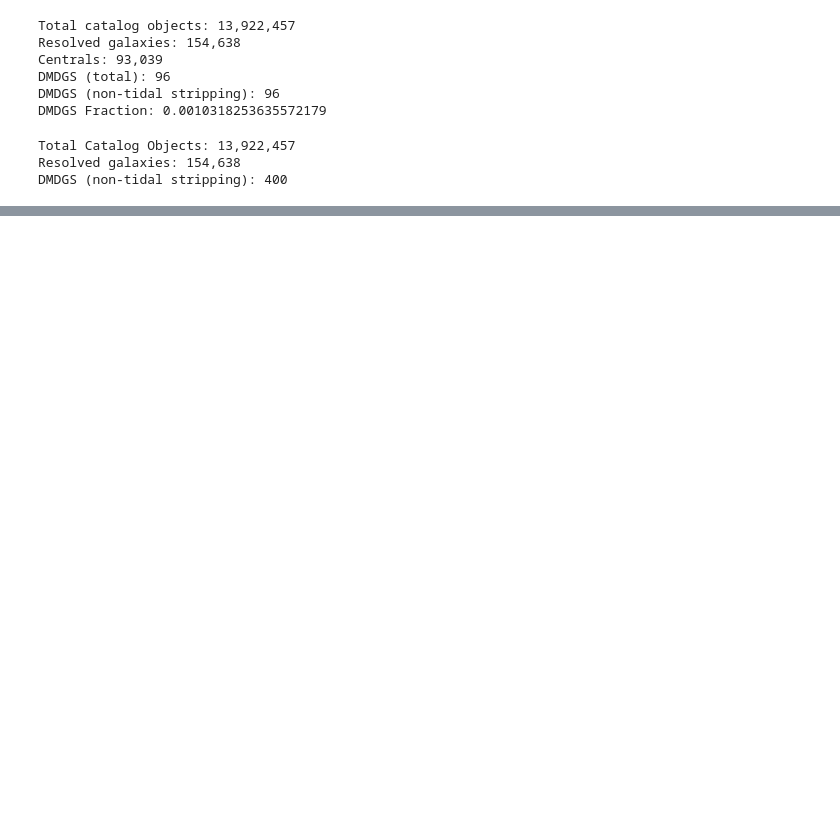
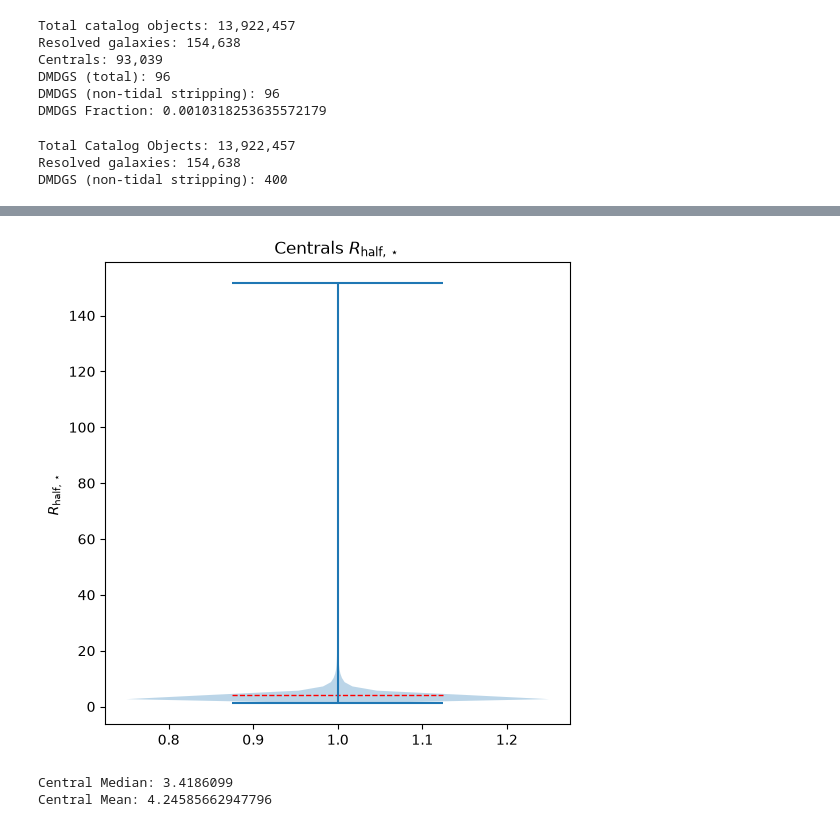
Before and after one commit to adalynn-le/DMDeficientGalaxyTNG, a Jupyter notebook: notebooks/28_R_half_star_violinplot.ipynb, the cells around one changed output, grey strips where cells are left out. Cells and saved outputs as stored; diff of their text form; code cells hidden in the pictures; blank space fills up the shorter version.

```diff
--- a/notebooks/28_R_half_star_violinplot.ipynb
+++ b/notebooks/28_R_half_star_violinplot.ipynb
@@ -129,8 +136,16 @@ SyntaxError: invalid syntax. Perhaps you forgot a comma? (1824747543.py, line 5)
 # %%
-plt.boxplot(centrals["R_half_star"], vert=False, showfliers=False, showmeans=True)
-plt.title("Centrals $R_{\\text{half, \\star}}$")
-plt.ylabel("$R_{\\text{half, \\star}}$")
+plt.figure(figsize=(6, 6))
+vp = plt.violinplot(centrals["R_half_star"], showmedians=False, showmeans=True, )
+plt.title("Centrals $R_{\\text{half}, \\star}$")
+plt.ylabel("$R_{\\text{half}, \\star}$")
+vp['cmeans'].set_color('red')
+vp['cmeans'].set_linestyle('--')
+vp['cmeans'].set_linewidth(1)
 plt.show()
 print(f"Central Median: {centrals["R_half_star"].median()}")
 print(f"Central Mean: {centrals["R_half_star"].mean()}")
+# %% [output]
+[figure, added]
+Central Median: 3.4186099
+Central Mean: 4.24585662947796
 # %%
```
Also changed, not shown: parts of 5 cells of this notebook, 5 other files.
